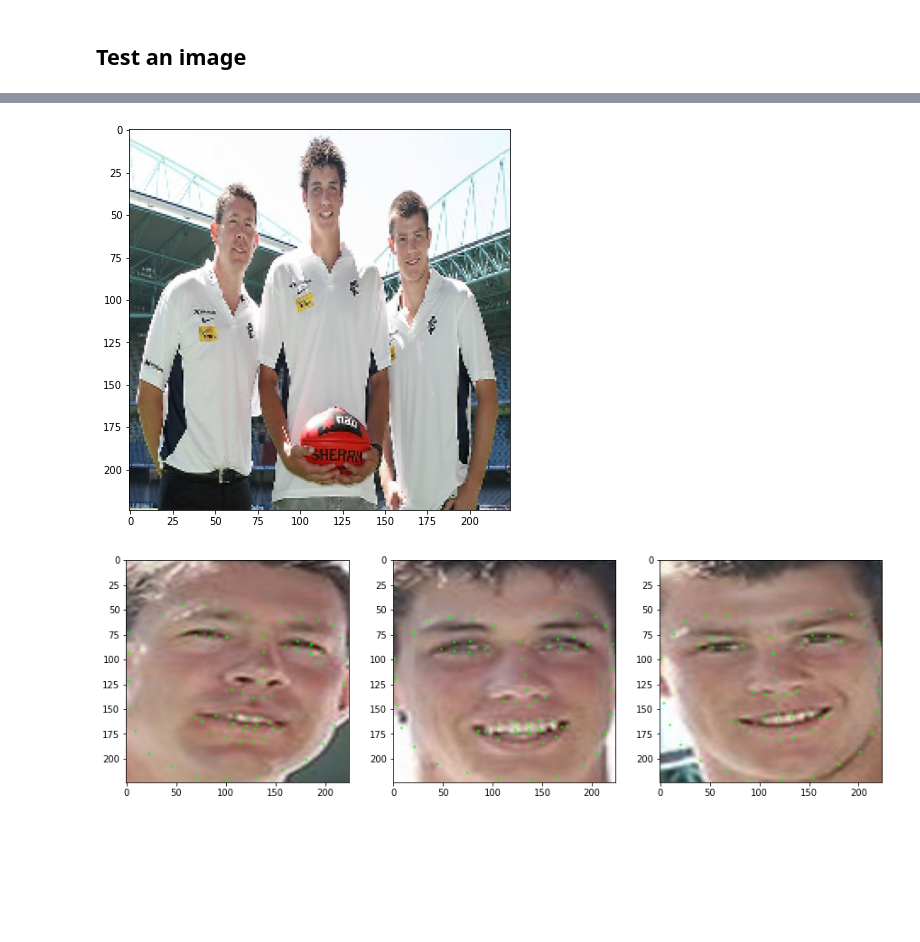
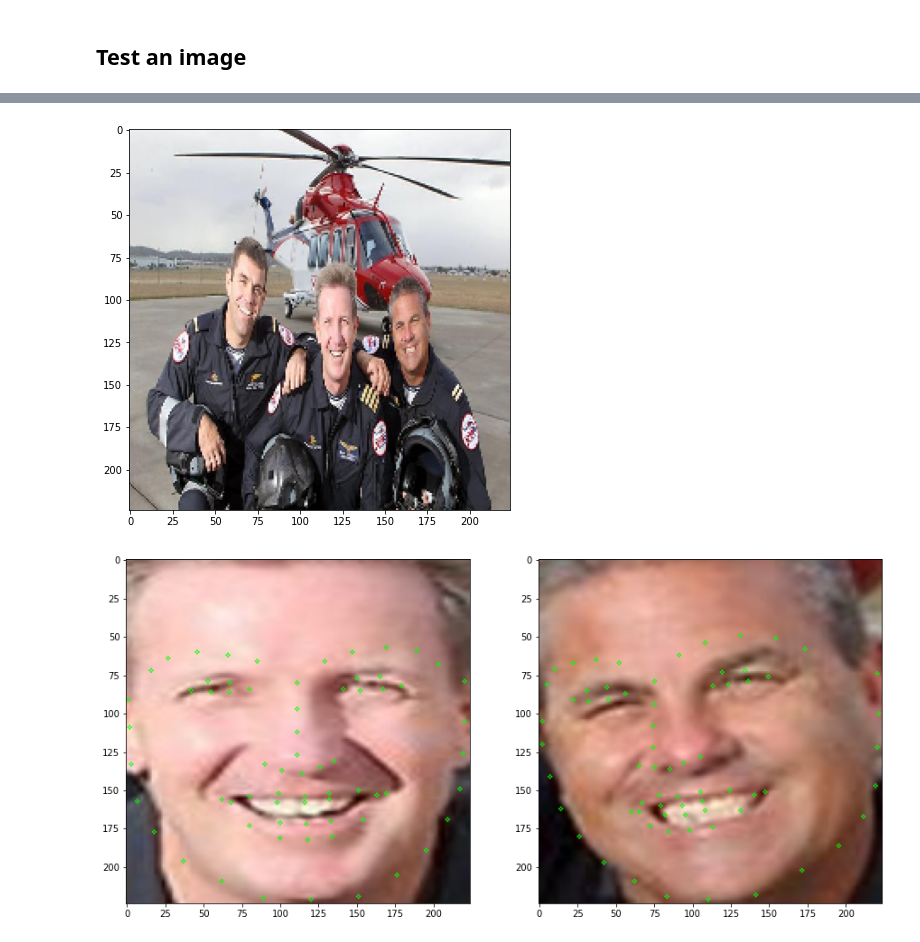
Before and after one commit to sepehrsardooeinasab/Face-Boundry-and-Facial-Landmark-Detection, a Jupyter notebook: part2_facial_landmark_detection.ipynb, the cells around one changed output, grey strips where cells are left out. Saved outputs shown, nothing was run; the diff lists cells and outputs as text; code cells hidden in the pictures; blank space fills up the shorter version.

```diff
--- a/part2_facial_landmark_detection.ipynb
+++ b/part2_facial_landmark_detection.ipynb
@@ -282,5 +282,5 @@ test_image(RANGE_TEST[0]+69)
 # %%
-test_image(RANGE_TEST[0]+68)
+test_image(RANGE_TEST[0]+25)
 # %% [output]
-[figure, old version]
+[figure, new version]
-[figure, old version]
+[figure, new version]
```
Also changed, not shown: parts of 7 cells of this notebook.
